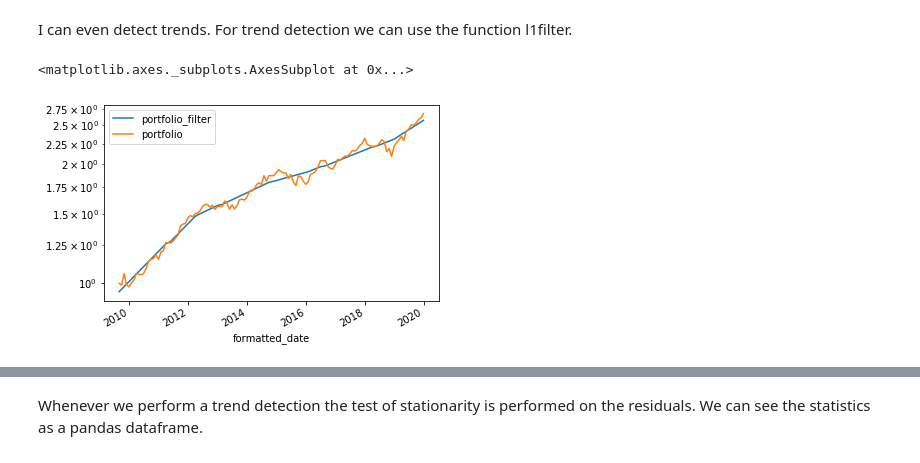
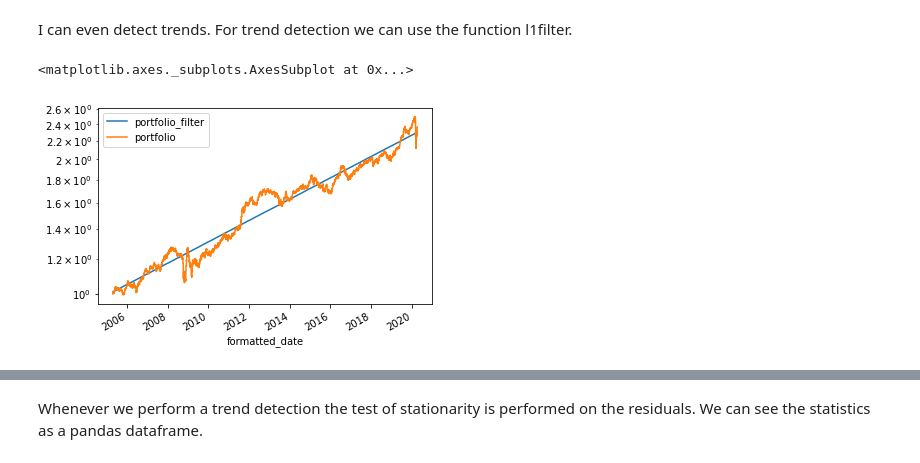
Before and after one commit to Tokukawa/PortfolioAnalyzer, a Jupyter notebook: Examples/Overview.ipynb, the cells around one changed output, grey strips where cells are left out. Drawn from its saved outputs; the diff is of its cells as text; code cells hidden in the pictures.

```diff
--- a/Examples/Overview.ipynb
+++ b/Examples/Overview.ipynb
@@ -125,7 +107,8 @@ factors(len(data))
+# %%
+SPLITS = 461
 # %% [markdown]
 Now we can make a proper outofsample backtest.
 # %%
 from portfolio_analyzer.backtest import OutOfSampleBackTest
 # %%
-SPLITS = 7
-oos_backtest = OutOfSampleBackTest(data, minimal_variance, SPLITS, method='equal-blocks')
+oos_backtest = OutOfSampleBackTest(data, minimal_variance, SPLITS, past_blocks=3, method='asym-blocks')
@@ -132,3 +140,8 @@ oos_backtest = OutOfSampleBackTest(data, minimal_variance, SPLITS, method='equal
+# %%
+def custom_portfolio(data):
+    return pd.DataFrame({'SPXL': [0.36], 'TMF':[0.48], 'UGL':[0.16]})
+# %%
+oos_backtest = OutOfSampleBackTest(data, custom_portfolio, SPLITS, past_blocks=3, method='asym-blocks')
 # %%
 out_of_sample_portfolio = oos_backtest.run()
 # %% [markdown]
@@ -153,11 +172,11 @@ I can even detect trends. For trend detection we can use the function l1filter.
 # %%
 from portfolio_analyzer.filtering import l1filter
 # %%
-filtered, test = l1filter(out_of_sample_portfolio, delta=1E0)
+filtered, test = l1filter(out_of_sample_portfolio, delta=1E5)
 filtered.plot(logy=True)
 # %% [output]
 <matplotlib.axes._subplots.AxesSubplot at 0x...>
-[figure, old version]
+[figure, new version]
 # %%
 filtered.head()
 # %% [output]
```
Also changed, not shown: parts of 32 cells of this notebook.
